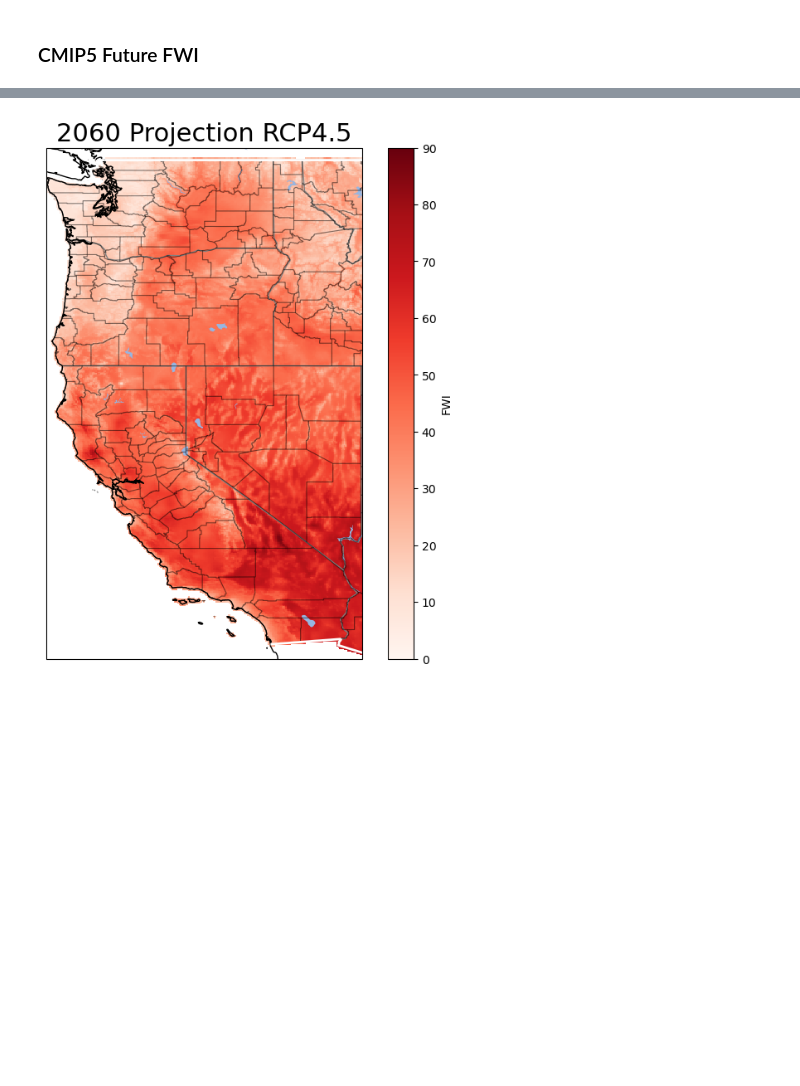
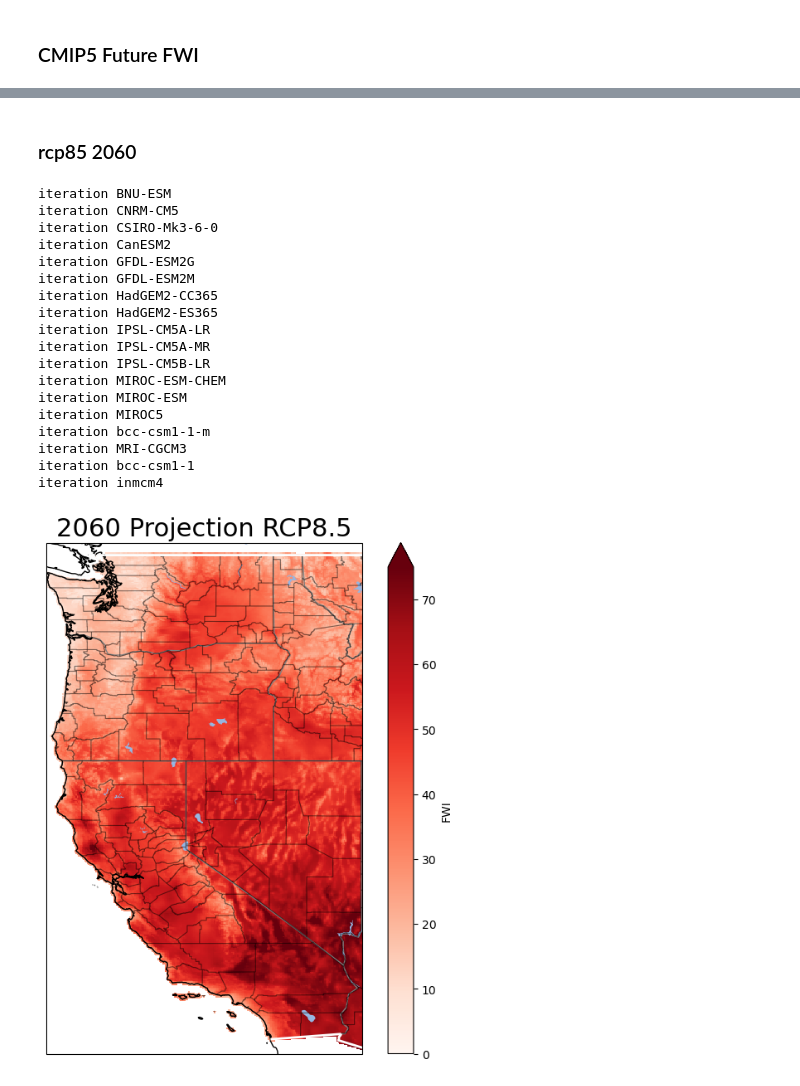
Before and after one commit to theo-avila/2024_FWI_CMIP5_Ensemble_Avila, a Jupyter notebook: notebooks/2_CMIP5_spatial_projections.ipynb, the cells around one changed output, grey strips where cells are left out. Cells and saved outputs as stored; diff of their text form; code cells hidden in the pictures; blank space fills up the shorter version.

Commit message:
corrected figures, changed colors, reworked code

```diff
--- a/notebooks/2_CMIP5_spatial_projections.ipynb
+++ b/notebooks/2_CMIP5_spatial_projections.ipynb
@@ -79,4 +225,38 @@ average_2060_proj = concatenated_data.mean(dim='array')
+# %% [markdown]
+### rcp85 2060
 # %%
+models = ["BNU-ESM", "CNRM-CM5", "CSIRO-Mk3-6-0", "CanESM2", "GFDL-ESM2G", "GFDL-ESM2M", "HadGEM2-CC365", "HadGEM2-ES365", "IPSL-CM5A-LR",
+         "IPSL-CM5A-MR", "IPSL-CM5B-LR", "MIROC-ESM-CHEM", "MIROC-ESM", "MIROC5", "bcc-csm1-1-m", "MRI-CGCM3", "bcc-csm1-1", "inmcm4"]
+def proj_1960(models, lon_max, lon_min, lat_min, lat_max):
+
+    average_array = []
+    for model in models:
+        filein = "/data/keeling/a/davidcl2/d/MACA/FWI_RHmin/rcp85/out/macav2metdata_fwi_" + model + "_r1i1p1_rcp85_2056_2060_CONUS_daily.nc"
+        #filein = "/data/keeling/a/davidcl2/d/MACA/FWI_RHmin/rcp45/out/macav2metdata_fwi_" + model + "_r1i1p1_rcp45_2086_2090_CONUS_daily.nc"
+
+        # this code selects lon, lat, and days included, also need to include years,
+        current_model = xr.open_dataset(filein)
+        selected_ds = current_model.sel(time=slice(f'{2060}-06-01', f'{2060}-10-31'))
+        # This changes the lon and lat to appropraite boundaries for nevada and california
+        selected_ds["lon"] = np.where(selected_ds["lon"] > 180, selected_ds["lon"] - 360, selected_ds["lon"])
+        selected_ds = selected_ds.sortby("lon")
+        annual_mean = selected_ds.where((selected_ds.lon >= lon_min) & (selected_ds.lon <= lon_max) & (selected_ds.lat >= lat_min) & (selected_ds.lat <= lat_max), drop=True)
+
+        current_model = annual_mean
+
+        # this is where analysis starts after cleaning, all I need is the 2060 spatial aggregate for each model at each location
+        spatial_aggregate = current_model.mean(dim=['time'])
+        average_array.append(spatial_aggregate)
+
+
+        print("iteration " + model)
+
+    return average_array
+
+fwi_array = proj_1960(models, -114.016667, -124.766667, 32.025, 50)
+concatenated_data = xr.concat(fwi_array, dim='array')
+average_2060_proj = concatenated_data.mean(dim='array')
+
 reader = shpreader.Reader('/data/keeling/a/ctavila2/2_maps/county_shapefile/countyl010g.shp')
 counties = list(reader.geometries())
 #counties
@@ -94,34 +274,52 @@ states110 = cfeature.NaturalEarthFeature(
             edgecolor='r')
 
 cmap='Reds'
 
 # central_longitude=260.0
 ## (17,17)
 fig, ax = plt.subplots(figsize=(8, 8), subplot_kw={'projection': ccrs.PlateCarree()})
 #print(booted_trend_slope)
-average_2060_proj.FWI.plot(ax=ax,cmap=cmap,vmin=0,vmax=90)
+average_2060_proj.FWI.plot(ax=ax,cmap=cmap,vmin=0,vmax=75)
 
 # Set the aspect ratio to 'box' for horizontal stretching
 # Replace min_x and max_x with appropriate values# Plot the second shapefile (gdf_wgs84)
 # Replace 'white' and 'black' with the desired colors and styling
 
 #gdf_wgs84.boundary.plot(ax=ax, color='none', edgecolor='red', linewidth=1.0)
 
 # Set the extent and add other map features as needed
 #ax.set_extent([-125, -113, 31.5, 49.5], crs=ccrs.PlateCarree())
 ax.add_feature(cfeature.NaturalEarthFeature('cultural', 'admin_1_states_provinces_lines', '110m', edgecolor='gray', facecolor='none'))
 ax.coastlines()
 ax.add_feature(cfeature.LAKES)
 ax.add_feature(COUNTIES, linewidth=0.8, alpha=0.5, facecolor='none', edgecolor='black')
 ax.add_feature(cfeature.BORDERS, linewidth=2, edgecolor='white')
 
 #gl = ax.gridlines(draw_labels=True, color='black', alpha=0.5, linestyle='--')
 #gl.xlabel_style = {'size': 10, 'color': 'black'}
 #gl.ylabel_style = {'size': 10, 'color': 'black'}
 
 #gdf_ocean.plot(ax=ax, color='white', edgecolor='white', linewidth=1.0)
 
-plt.title('2060 Projection RCP4.5', fontsize=22)
-plt.savefig('/data/keeling/a/ctavila2/2024_FWI_CMIP5_Ensemble_Avila/final_figures/figure_2_2060_2090_spatial_fwi_v2/3_1_2_CMIP5_2060_Average_FWI_Projection_tmaxrhmin_native_rcp45_90a')
+plt.title('2060 Projection RCP8.5', fontsize=22)
+plt.savefig('/data/keeling/a/ctavila2/2024_FWI_CMIP5_Ensemble_Avila/final_figures/figure_2_2060_2090_spatial_fwi_v2/3_1_2_CMIP5_2060_Average_FWI_Projection_tmaxrhmin_native_rcp85_75a')
 # %% [output]
+iteration BNU-ESM
+iteration CNRM-CM5
+iteration CSIRO-Mk3-6-0
+iteration CanESM2
+iteration GFDL-ESM2G
+iteration GFDL-ESM2M
+iteration HadGEM2-CC365
+iteration HadGEM2-ES365
+iteration IPSL-CM5A-LR
+iteration IPSL-CM5A-MR
+iteration IPSL-CM5B-LR
+iteration MIROC-ESM-CHEM
+iteration MIROC-ESM
+iteration MIROC5
+iteration bcc-csm1-1-m
+iteration MRI-CGCM3
+iteration bcc-csm1-1
+iteration inmcm4
-[figure, old version]
+[figure, new version]
```
Also changed, not shown: parts of 10 cells of this notebook, 29 other files.
